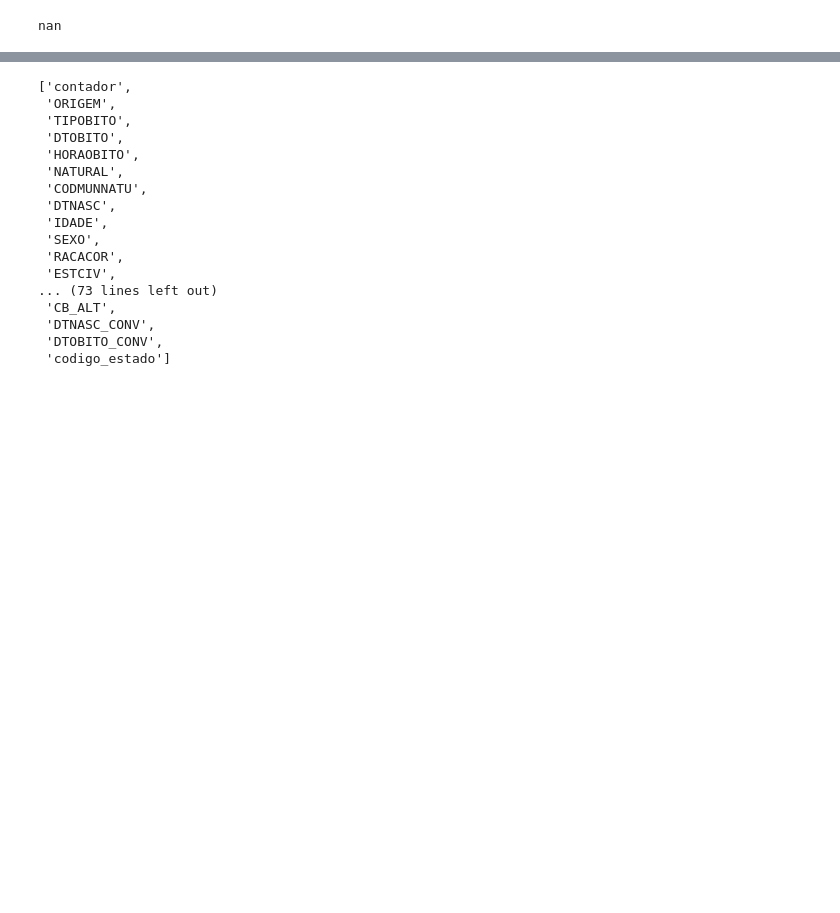
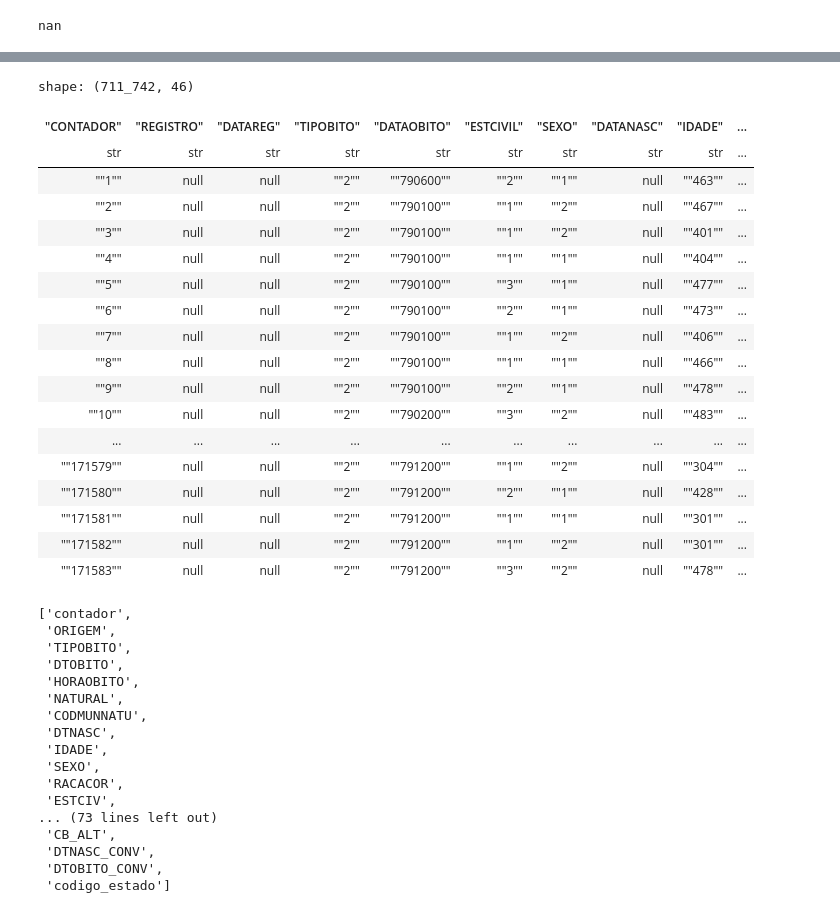
Before and after one commit to arturbernardo/data_sus, a Jupyter notebook: obitos_cid_datasus.ipynb, the cells around one changed output, grey strips where cells are left out. Saved outputs shown, nothing was run; the diff lists cells and outputs as text; code cells hidden in the pictures; blank space fills up the shorter version.

```diff
--- a/obitos_cid_datasus.ipynb
+++ b/obitos_cid_datasus.ipynb
@@ -121,3 +155,25 @@ mortalidade_2023 = mortalidade_2023.with_columns(
+# %%
+mortalidade_2023
+# %% [output]
+shape: (711_742, 46)
+| "CONTADOR" | "REGISTRO" | "DATAREG" | "TIPOBITO" | "DATAOBITO" | "ESTCIVIL" | "SEXO" | "DATANASC" | "IDADE" | ... |
+| str | str | str | str | str | str | str | str | str | ... |
+| ""1"" | null | null | ""2"" | ""790600"" | ""2"" | ""1"" | null | ""463"" | ... |
+| ""2"" | null | null | ""2"" | ""790100"" | ""1"" | ""2"" | null | ""467"" | ... |
+| ""3"" | null | null | ""2"" | ""790100"" | ""1"" | ""2"" | null | ""401"" | ... |
+| ""4"" | null | null | ""2"" | ""790100"" | ""1"" | ""1"" | null | ""404"" | ... |
+| ""5"" | null | null | ""2"" | ""790100"" | ""3"" | ""1"" | null | ""477"" | ... |
+| ""6"" | null | null | ""2"" | ""790100"" | ""2"" | ""1"" | null | ""473"" | ... |
+| ""7"" | null | null | ""2"" | ""790100"" | ""1"" | ""2"" | null | ""406"" | ... |
+| ""8"" | null | null | ""2"" | ""790100"" | ""1"" | ""1"" | null | ""466"" | ... |
+| ""9"" | null | null | ""2"" | ""790100"" | ""2"" | ""1"" | null | ""478"" | ... |
+| ""10"" | null | null | ""2"" | ""790200"" | ""3"" | ""2"" | null | ""483"" | ... |
+| ... | ... | ... | ... | ... | ... | ... | ... | ... | ... |
+| ""171579"" | null | null | ""2"" | ""791200"" | ""1"" | ""2"" | null | ""304"" | ... |
+| ""171580"" | null | null | ""2"" | ""791200"" | ""2"" | ""1"" | null | ""428"" | ... |
+| ""171581"" | null | null | ""2"" | ""791200"" | ""1"" | ""1"" | null | ""301"" | ... |
+| ""171582"" | null | null | ""2"" | ""791200"" | ""1"" | ""2"" | null | ""301"" | ... |
+| ""171583"" | null | null | ""2"" | ""791200"" | ""3"" | ""2"" | null | ""478"" | ... |
 # %%
 mortalidade_2023 = mortalidade_2023.with_columns(
   (
```
Also changed, not shown: parts of 6 cells of this notebook.
